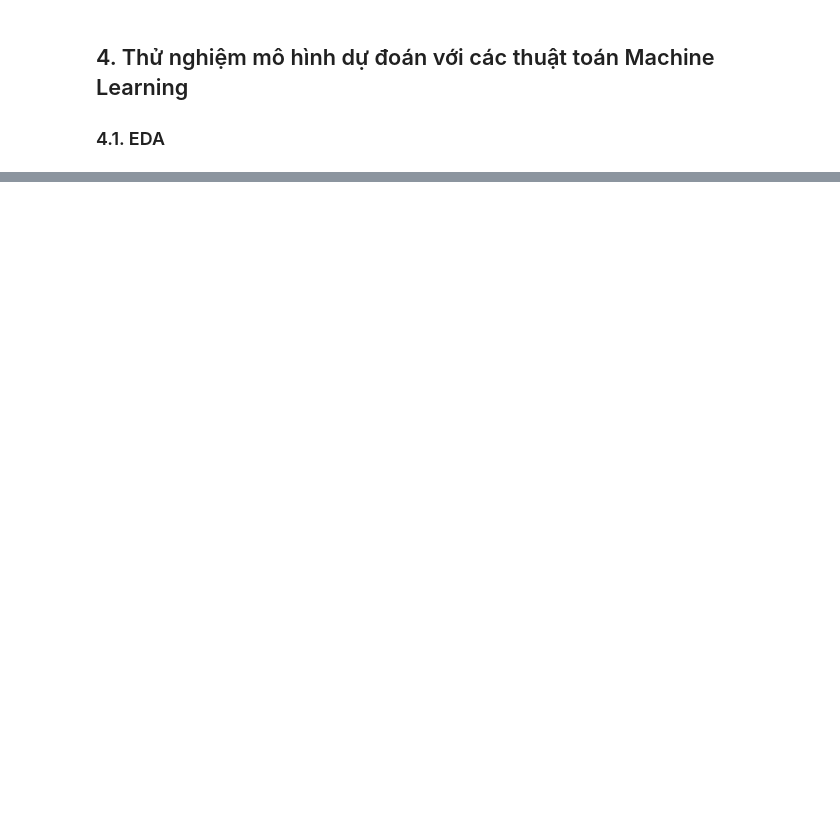
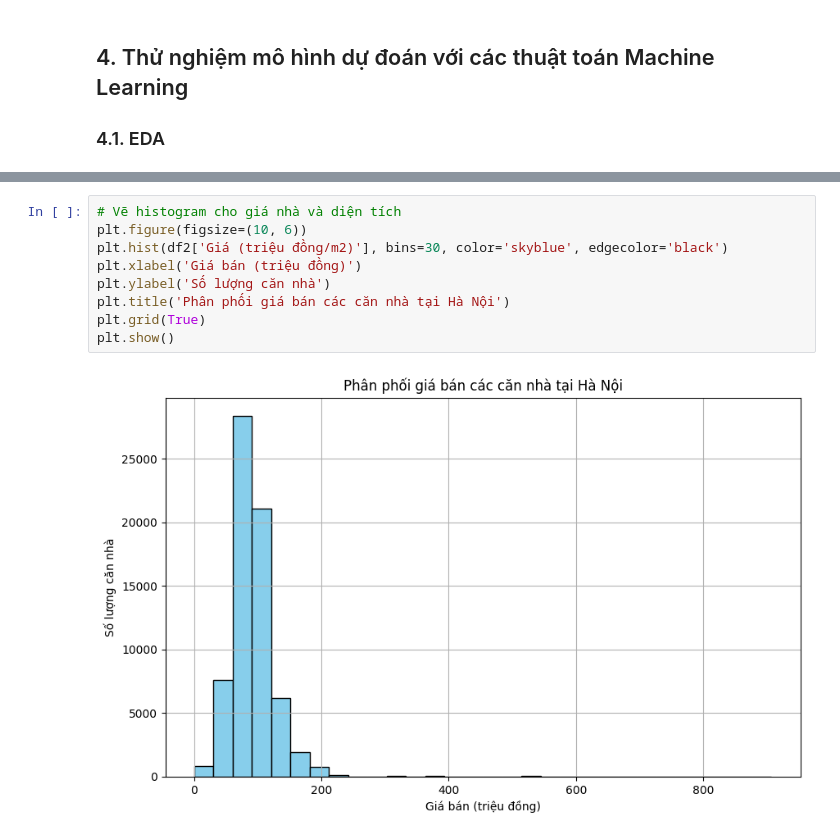
Before and after one commit to DucGhetData/Ha-Noi-Real-Estate-Manipulation-And-Visualization, a Jupyter notebook: notebooks/cleaning.ipynb, the cells around one changed output, grey strips where cells are left out. Drawn from its saved outputs; the diff is of its cells as text; blank space fills up the shorter version.

```diff
--- a/notebooks/cleaning.ipynb
+++ b/notebooks/cleaning.ipynb
@@ -464,0 +607,11 @@ df2.to_csv('F:\Data Analyst\Ha Noi Real Estate Visualization\data\VN_housing_dat
+# %%
+# Vẽ histogram cho giá nhà và diện tích
+plt.figure(figsize=(10, 6))
+plt.hist(df2['Giá (triệu đồng/m2)'], bins=30, color='skyblue', edgecolor='black')
+plt.xlabel('Giá bán (triệu đồng)')
+plt.ylabel('Số lượng căn nhà')
+plt.title('Phân phối giá bán các căn nhà tại Hà Nội')
+plt.grid(True)
+plt.show()
+# %% [output]
+[figure, added]
```
Also changed, not shown: parts of 54 cells of this notebook, 6 other files.
